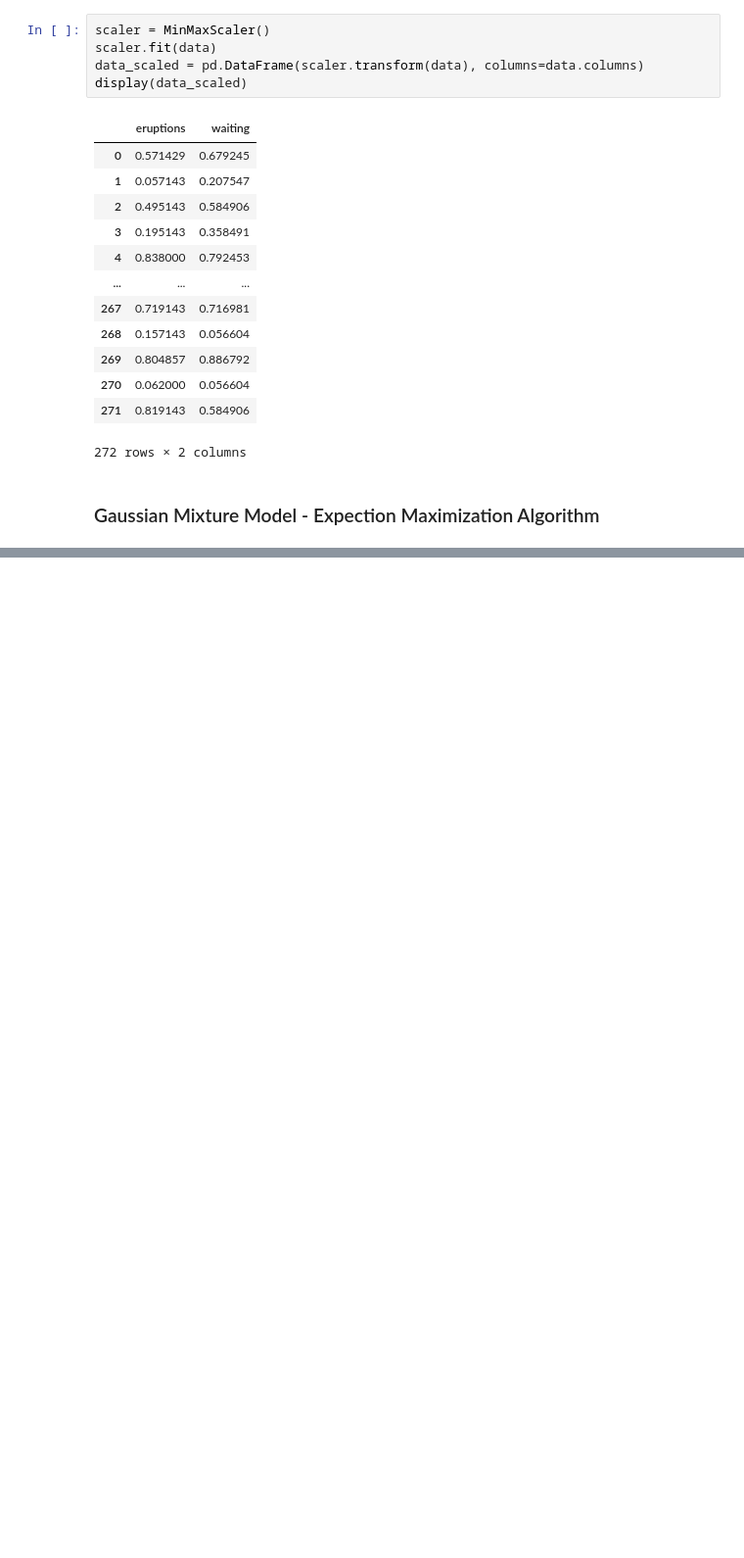
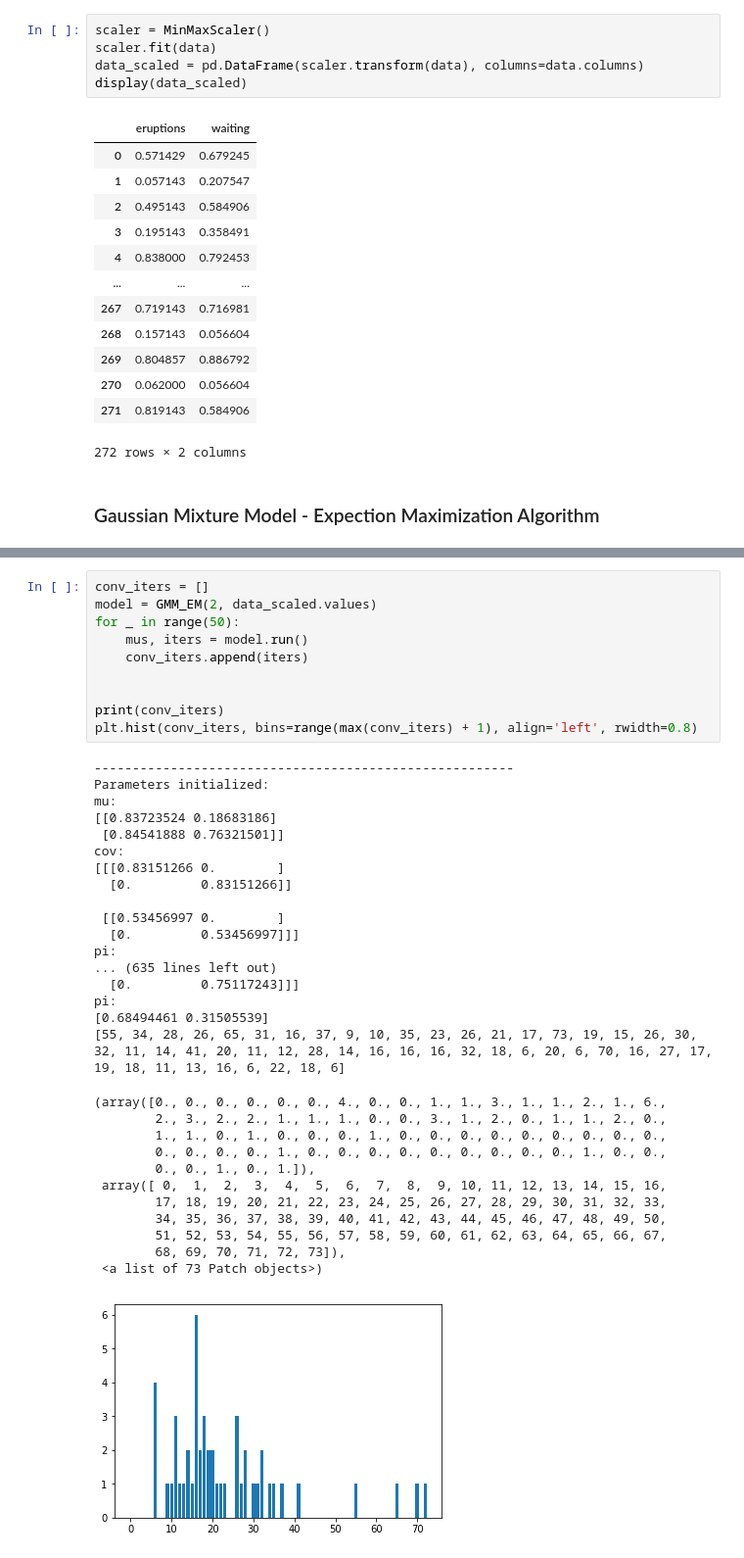
Before and after one commit to ctc316/old_faithful_geyser, a Jupyter notebook: main.ipynb, the cells around one changed output, grey strips where cells are left out. Shown: that part at 98% size. Saved outputs shown, nothing was run; the diff lists cells and outputs as text; blank space fills up the shorter version.

```diff
--- a/main.ipynb
+++ b/main.ipynb
@@ -145,0 +190,40 @@ pi:
+# %%
+conv_iters = []
+model = GMM_EM(2, data_scaled.values)
+for _ in range(50):
+    mus, iters = model.run()
+    conv_iters.append(iters)
+
+
+print(conv_iters)
+plt.hist(conv_iters, bins=range(max(conv_iters) + 1), align='left', rwidth=0.8)
+# %% [output]
+-------------------------------------------------------
+Parameters initialized:
+mu:
+[[0.83723524 0.18683186]
+ [0.84541888 0.76321501]]
+cov:
+[[[0.83151266 0.        ]
+  [0.         0.83151266]]
+
+ [[0.53456997 0.        ]
+  [0.         0.53456997]]]
+pi:
+... (635 lines left out)
+  [0.         0.75117243]]]
+pi:
+[0.68494461 0.31505539]
+[55, 34, 28, 26, 65, 31, 16, 37, 9, 10, 35, 23, 26, 21, 17, 73, 19, 15, 26, 30, 32, 11, 14, 41, 20, 11, 12, 28, 14, 16, 16, 16, 32, 18, 6, 20, 6, 70, 16, 27, 17, 19, 18, 11, 13, 16, 6, 22, 18, 6]
+(array([0., 0., 0., 0., 0., 0., 4., 0., 0., 1., 1., 3., 1., 1., 2., 1., 6.,
+        2., 3., 2., 2., 1., 1., 1., 0., 0., 3., 1., 2., 0., 1., 1., 2., 0.,
+        1., 1., 0., 1., 0., 0., 0., 1., 0., 0., 0., 0., 0., 0., 0., 0., 0.,
+        0., 0., 0., 0., 1., 0., 0., 0., 0., 0., 0., 0., 0., 0., 1., 0., 0.,
+        0., 0., 1., 0., 1.]),
+ array([ 0,  1,  2,  3,  4,  5,  6,  7,  8,  9, 10, 11, 12, 13, 14, 15, 16,
+        17, 18, 19, 20, 21, 22, 23, 24, 25, 26, 27, 28, 29, 30, 31, 32, 33,
+        34, 35, 36, 37, 38, 39, 40, 41, 42, 43, 44, 45, 46, 47, 48, 49, 50,
+        51, 52, 53, 54, 55, 56, 57, 58, 59, 60, 61, 62, 63, 64, 65, 66, 67,
+        68, 69, 70, 71, 72, 73]),
+ <a list of 73 Patch objects>)
+[figure, added]
```
Also changed, not shown: parts of 3 cells of this notebook.
